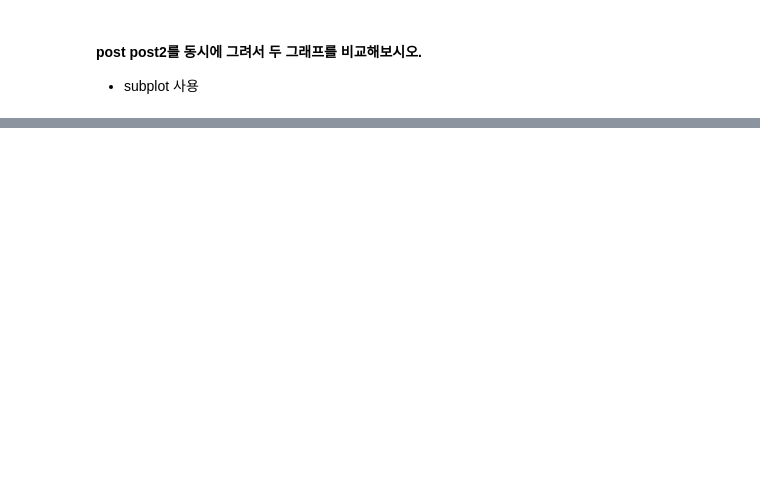
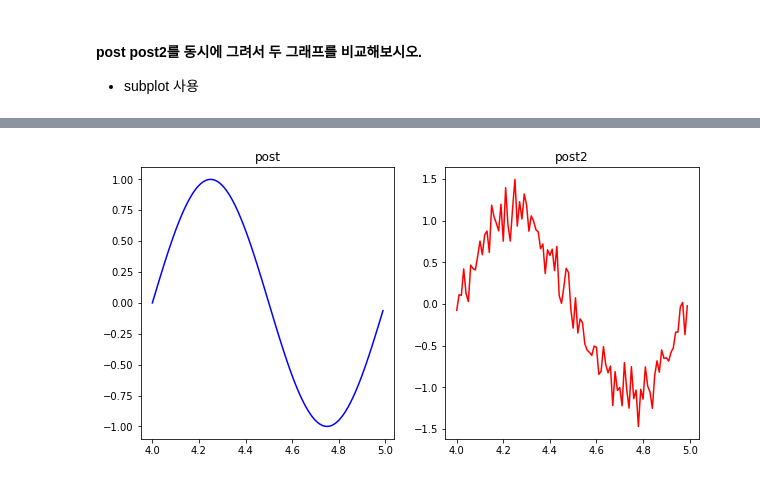
Before and after one commit to SALRIGO/pdm04, a Jupyter notebook: py-pandas/pandas_4_visualizing_df.ipynb, the cells around one changed output, grey strips where cells are left out. Drawn from its saved outputs; the diff is of its cells as text; code cells hidden in the pictures; blank space fills up the shorter version.

```diff
--- a/py-pandas/pandas_4_visualizing_df.ipynb
+++ b/py-pandas/pandas_4_visualizing_df.ipynb
@@ -236,0 +243,10 @@ plt.figure(figsize=(10,5))
+# %%
+# 2. sub plot을 사용하여 표현
+plt.figure(figsize=(10,5))
+plt.subplot(1,2,1).set_title("post")
+plt.plot(post,'b')
+plt.subplot(1,2,2).set_title("post2")
+plt.plot(post2,'r')
+plt.show();
+# %% [output]
+[figure, added]
```
Also changed, not shown: parts of 20 cells of this notebook.
